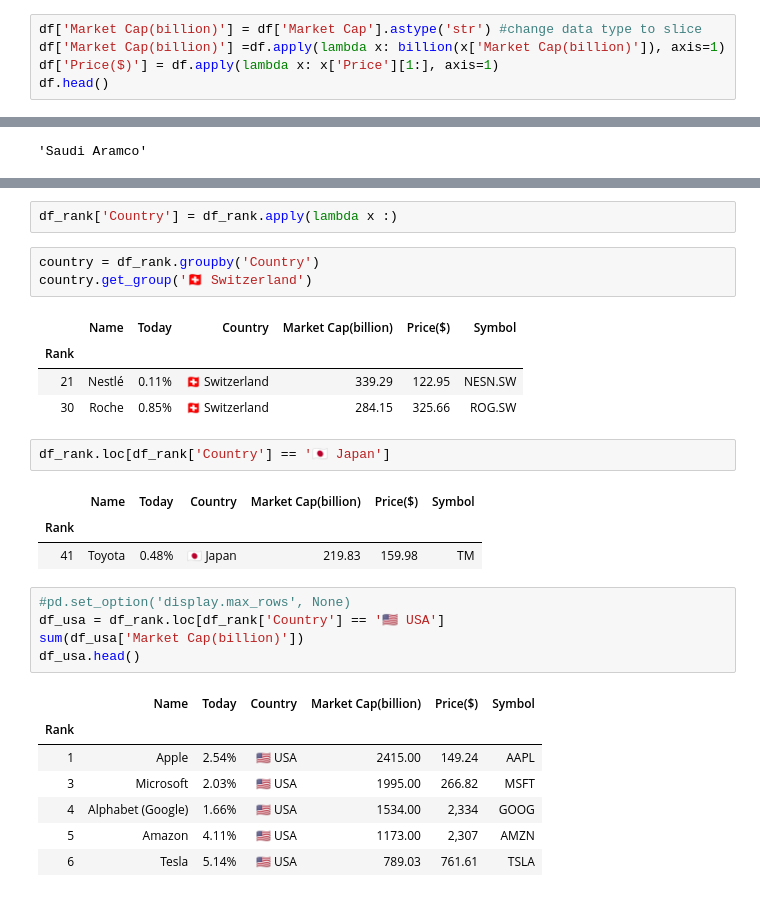
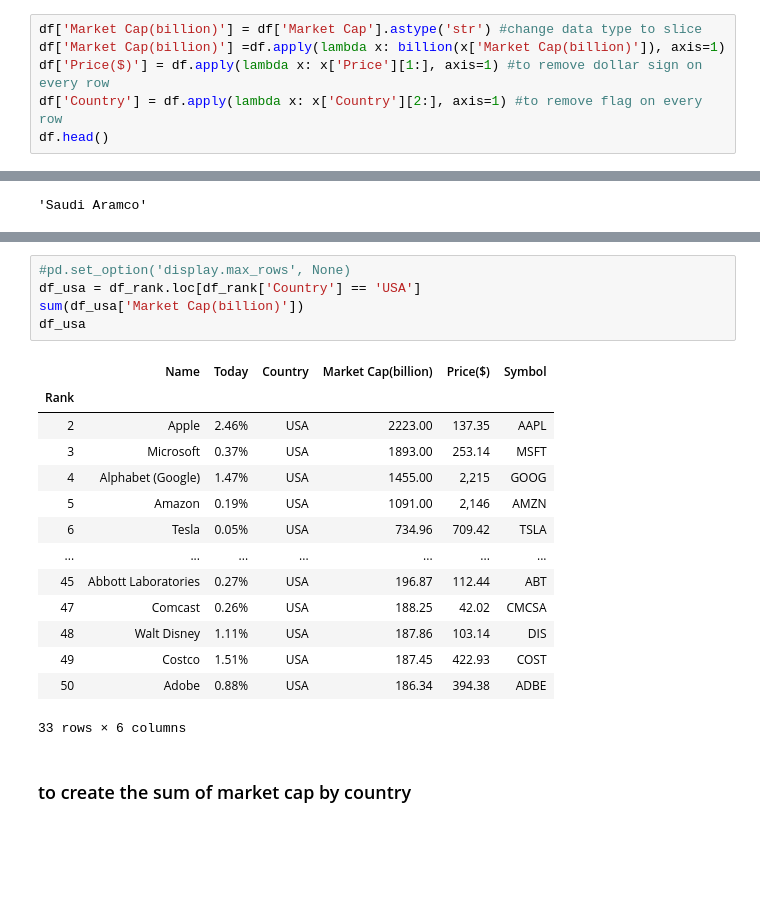
Before and after one commit to creativeson/marketcap, a Jupyter notebook: marketcap.ipynb, the cells around one changed output, grey strips where cells are left out. Drawn from its saved outputs; the diff is of its cells as text; blank space fills up the shorter version.

```diff
--- a/marketcap.ipynb
+++ b/marketcap.ipynb
@@ -48,7 +59,8 @@ def billion(x):
 # %%
 df['Market Cap(billion)'] = df['Market Cap'].astype('str') #change data type to slice
 df['Market Cap(billion)'] =df.apply(lambda x: billion(x['Market Cap(billion)']), axis=1)
-df['Price($)'] = df.apply(lambda x: x['Price'][1:], axis=1)
+df['Price($)'] = df.apply(lambda x: x['Price'][1:], axis=1) #to remove dollar sign on every row
+df['Country'] = df.apply(lambda x: x['Country'][2:], axis=1) #to remove flag on every row
 df.head()
 # %% [output]
 A value is trying to be set on a copy of a slice from a DataFrame.
@@ -125,32 +135,25 @@ Name: Country, dtype: object
-# %%
-df_rank['Country'] = df_rank.apply(lambda x :)
-# %%
-country = df_rank.groupby('Country')
-country.get_group('🇨🇭 Switzerland')
-# %% [output]
-|  | Name | Today | Country | Market Cap(billion) | Price($) | Symbol |
-| Rank |  |  |  |  |  |  |
-| 21 | Nestlé | 0.11% | 🇨🇭 Switzerland | 339.29 | 122.95 | NESN.SW |
-| 30 | Roche | 0.85% | 🇨🇭 Switzerland | 284.15 | 325.66 | ROG.SW |
-# %%
-df_rank.loc[df_rank['Country'] == '🇯🇵 Japan']
-# %% [output]
-|  | Name | Today | Country | Market Cap(billion) | Price($) | Symbol |
-| Rank |  |  |  |  |  |  |
-| 41 | Toyota | 0.48% | 🇯🇵 Japan | 219.83 | 159.98 | TM |
 # %%
 #pd.set_option('display.max_rows', None)
-df_usa = df_rank.loc[df_rank['Country'] == '🇺🇸 USA']
+df_usa = df_rank.loc[df_rank['Country'] == 'USA']
 sum(df_usa['Market Cap(billion)'])
-df_usa.head()
+df_usa
 # %% [output]
 |  | Name | Today | Country | Market Cap(billion) | Price($) | Symbol |
 | Rank |  |  |  |  |  |  |
-| 1 | Apple | 2.54% | 🇺🇸 USA | 2415.00 | 149.24 | AAPL |
-| 3 | Microsoft | 2.03% | 🇺🇸 USA | 1995.00 | 266.82 | MSFT |
-| 4 | Alphabet (Google) | 1.66% | 🇺🇸 USA | 1534.00 | 2,334 | GOOG |
-| 5 | Amazon | 4.11% | 🇺🇸 USA | 1173.00 | 2,307 | AMZN |
-| 6 | Tesla | 5.14% | 🇺🇸 USA | 789.03 | 761.61 | TSLA |
+| 2 | Apple | 2.46% | USA | 2223.00 | 137.35 | AAPL |
+| 3 | Microsoft | 0.37% | USA | 1893.00 | 253.14 | MSFT |
+| 4 | Alphabet (Google) | 1.47% | USA | 1455.00 | 2,215 | GOOG |
+| 5 | Amazon | 0.19% | USA | 1091.00 | 2,146 | AMZN |
+| 6 | Tesla | 0.05% | USA | 734.96 | 709.42 | TSLA |
+| ... | ... | ... | ... | ... | ... | ... |
+| 45 | Abbott Laboratories | 0.27% | USA | 196.87 | 112.44 | ABT |
+| 47 | Comcast | 0.26% | USA | 188.25 | 42.02 | CMCSA |
+| 48 | Walt Disney | 1.11% | USA | 187.86 | 103.14 | DIS |
+| 49 | Costco | 1.51% | USA | 187.45 | 422.93 | COST |
+| 50 | Adobe | 0.88% | USA | 186.34 | 394.38 | ADBE |
+33 rows × 6 columns
+# %% [markdown]
+### to create the sum of market cap by country
 # %%
 df_market_sum = df_rank.groupby('Country').sum().sort_values('Market Cap(billion)', ascending = False)
 df_market_sum
```
Also changed, not shown: parts of 32 cells of this notebook.
